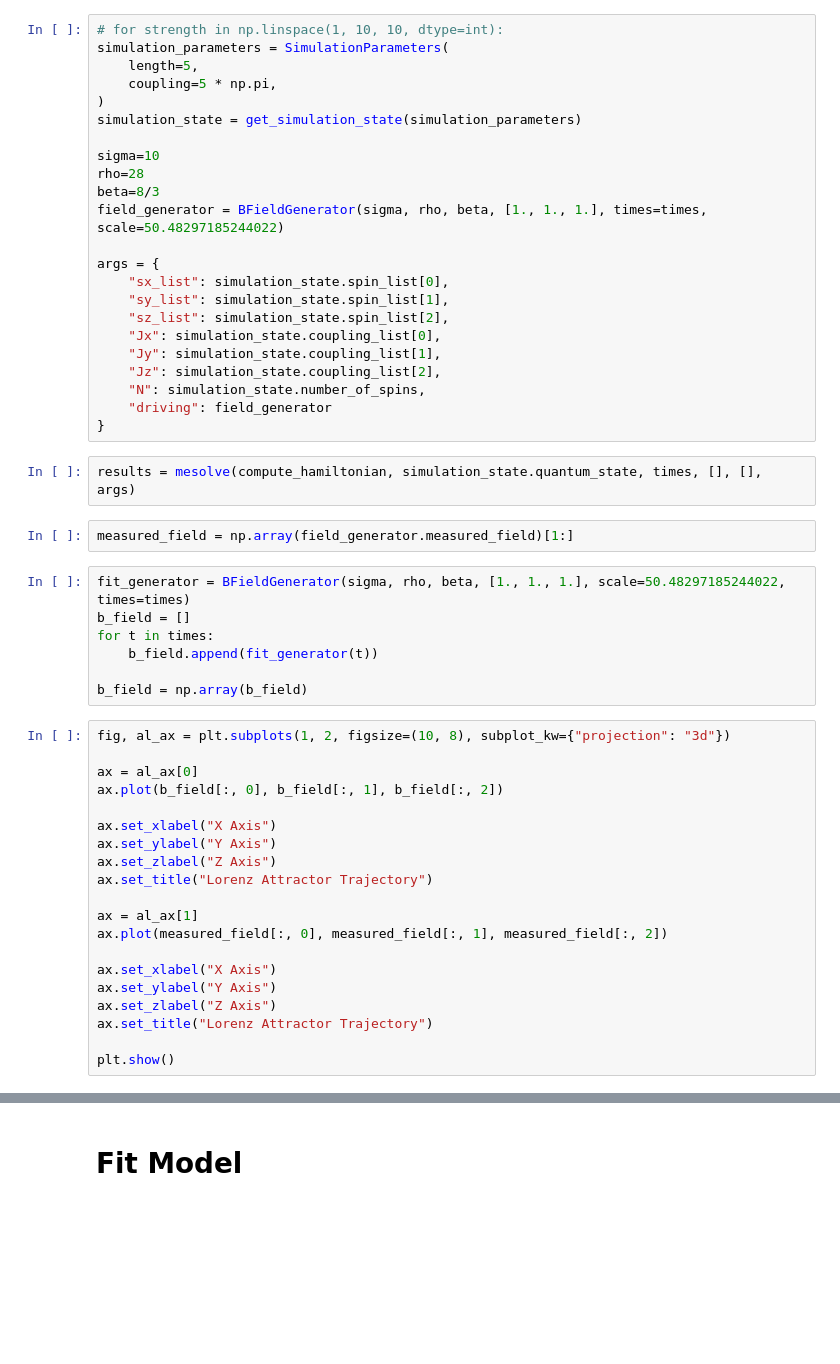
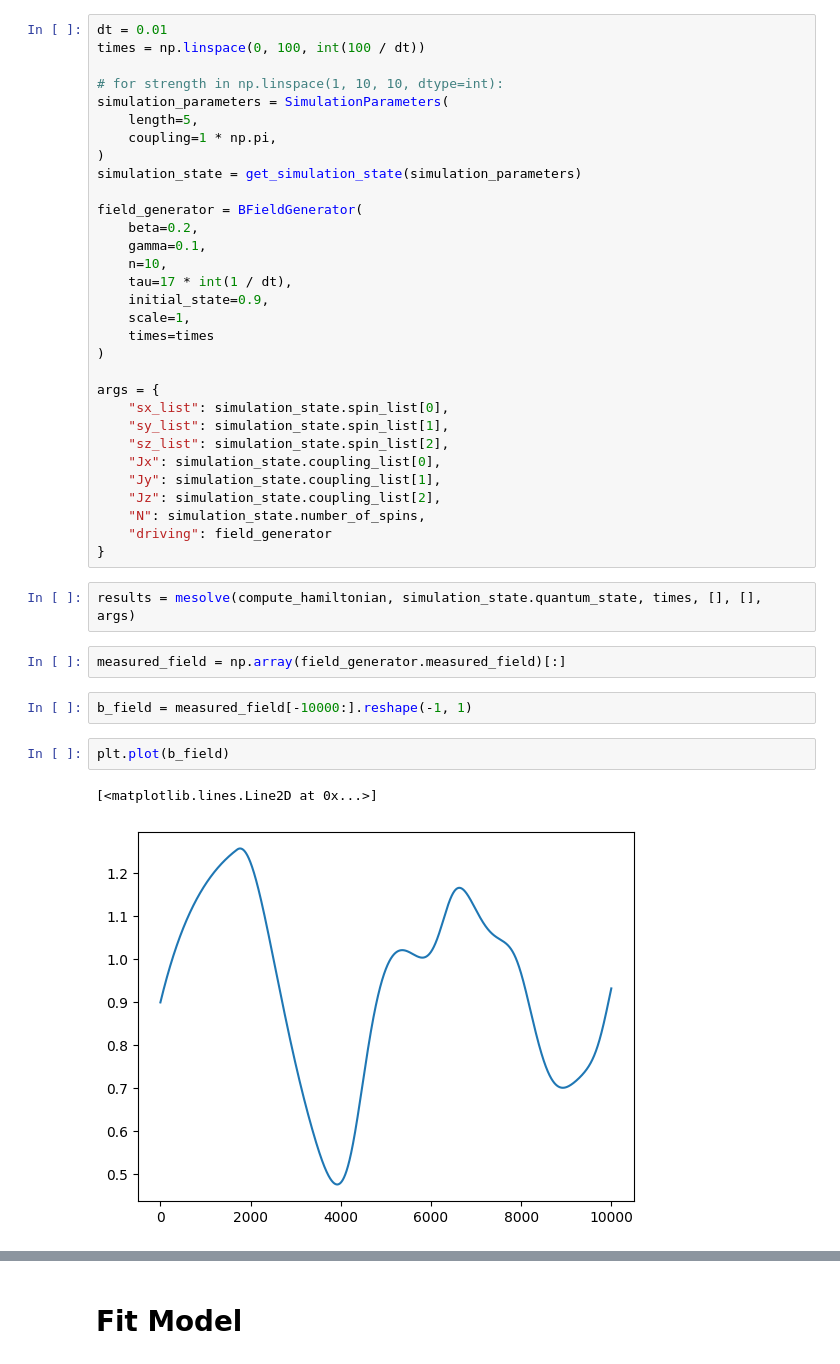
Before and after one commit to SamTov/projects, a Jupyter notebook: quantum-lab/quantum-reservoir/mackay-glass-function/chain.ipynb, the cells around one changed output, grey strips where cells are left out. Saved outputs shown, nothing was run; the diff lists cells and outputs as text; blank space fills up the shorter version.

```diff
--- a/quantum-lab/quantum-reservoir/mackay-glass-function/chain.ipynb
+++ b/quantum-lab/quantum-reservoir/mackay-glass-function/chain.ipynb
@@ -196,15 +205,23 @@ times = np.linspace(0, 10, 500)
 # %%
+dt = 0.01
+times = np.linspace(0, 100, int(100 / dt))
+
 # for strength in np.linspace(1, 10, 10, dtype=int):
 simulation_parameters = SimulationParameters(
     length=5,
-    coupling=5 * np.pi,
+    coupling=1 * np.pi,
 )
 simulation_state = get_simulation_state(simulation_parameters)
 
-sigma=10
-rho=28
-beta=8/3
-field_generator = BFieldGenerator(sigma, rho, beta, [1., 1., 1.], times=times, scale=50.48297185244022)
+field_generator = BFieldGenerator(
+    beta=0.2,
+    gamma=0.1,
+    n=10,
+    tau=17 * int(1 / dt),
+    initial_state=0.9,
+    scale=1,
+    times=times
+)
 
 args = {
     "sx_list": simulation_state.spin_list[0],
@@ -219,32 +236,12 @@ args = {
 # %%
 results = mesolve(compute_hamiltonian, simulation_state.quantum_state, times, [], [], args)
 # %%
-measured_field = np.array(field_generator.measured_field)[1:]
+measured_field = np.array(field_generator.measured_field)[:]
-# %%
-fit_generator = BFieldGenerator(sigma, rho, beta, [1., 1., 1.], scale=50.48297185244022, times=times)
-b_field = []
-for t in times:
-    b_field.append(fit_generator(t))
-
-b_field = np.array(b_field)
-# %%
-fig, al_ax = plt.subplots(1, 2, figsize=(10, 8), subplot_kw={"projection": "3d"})
-
-ax = al_ax[0]
-ax.plot(b_field[:, 0], b_field[:, 1], b_field[:, 2])
-
-ax.set_xlabel("X Axis")
-ax.set_ylabel("Y Axis")
-ax.set_zlabel("Z Axis")
-ax.set_title("Lorenz Attractor Trajectory")
-
-ax = al_ax[1]
-ax.plot(measured_field[:, 0], measured_field[:, 1], measured_field[:, 2])
-
-ax.set_xlabel("X Axis")
-ax.set_ylabel("Y Axis")
-ax.set_zlabel("Z Axis")
-ax.set_title("Lorenz Attractor Trajectory")
-
-plt.show()
+# %%
+b_field = measured_field[-10000:].reshape(-1, 1)
+# %%
+plt.plot(b_field)
+# %% [output]
+[<matplotlib.lines.Line2D at 0x...>]
+[figure, added]
 # %%
```
Also changed, not shown: parts of 14 cells of this notebook, 2 other files.
